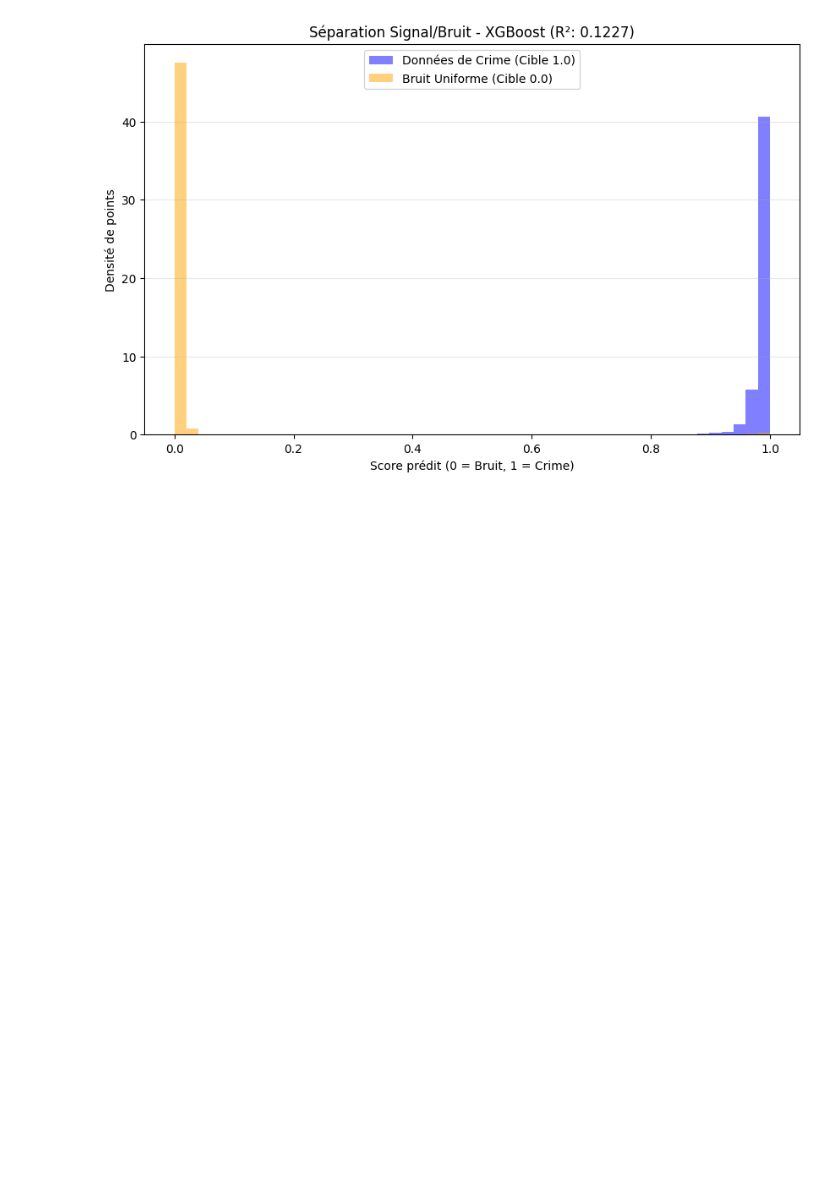
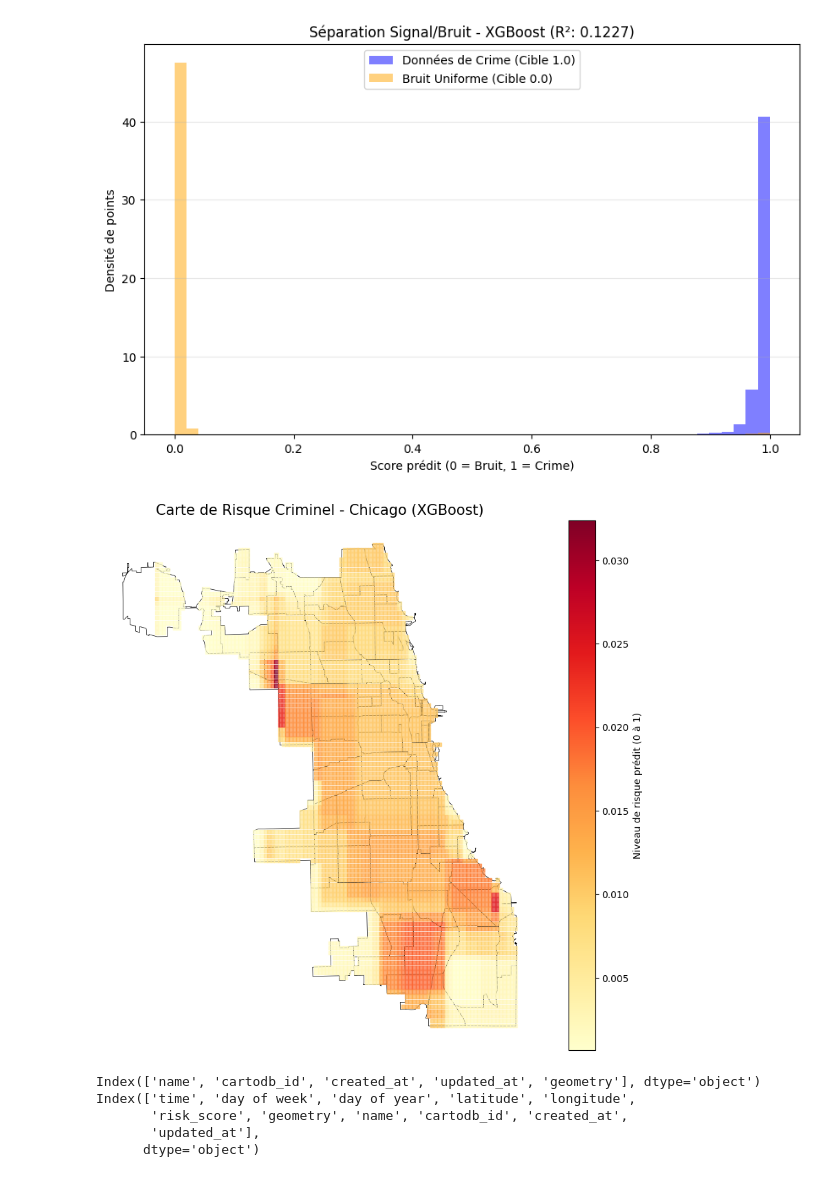
Before and after one commit to lejejefr/ECM_2526_FinalProject, a Jupyter notebook: Scripts/ML.ipynb, the cells around one changed output. Drawn from its saved outputs; the diff is of its cells as text; code cells hidden in the pictures; blank space fills up the shorter version.

```diff
--- a/Scripts/ML.ipynb
+++ b/Scripts/ML.ipynb
@@ -637,0 +643,45 @@ plt.show()
+# %%
+# Chargement des quartiers de Chicago
+url_alt = "https://raw.githubusercontent.com/codeforamerica/click_that_hood/master/public/data/chicago.geojson"
+chicago_map = gpd.read_file(url_alt)
+
+# On s'assure d'être dans le bon système de coordonnées (WGS84)
+chicago_map = chicago_map.to_crs(epsg=4326)
+# %%
+# 1. Création de la géométrie à partir de lat/lon
+geometry = [Point(xy) for xy in zip(test_grid['longitude'], test_grid['latitude'])]
+
+# 2. Création du GeoDataFrame
+gdf_risk = gpd.GeoDataFrame(test_grid, geometry=geometry, crs="EPSG:4326")
+
+# Optionnel : On ne garde que les points qui tombent VRAIMENT dans Chicago
+# (pour éviter d'avoir du risque affiché dans le Lac Michigan)
+gdf_risk = gpd.sjoin(gdf_risk, chicago_map, predicate='within')
+# %%
+fig, ax = plt.subplots(figsize=(12, 10))
+
+# Fond de carte : les contours des quartiers
+chicago_map.plot(ax=ax, color='white', edgecolor='black', linewidth=0.5)
+
+# Couche de risque : les points prédits par ton XGBoost
+# On utilise 'markersize' pour que les points se touchent et créent un effet de nappe
+gdf_risk.plot(column='risk_score', ax=ax, cmap='YlOrRd', legend=True,
+              marker='s', markersize=15, alpha=0.7,
+              legend_kwds={'label': "Niveau de risque prédit (0 à 1)"})
+
+plt.title("Carte de Risque Criminel - Chicago (XGBoost)", fontsize=15)
+plt.xlabel("Longitude")
+plt.ylabel("Latitude")
+ax.set_axis_off() # Optionnel : enlève les axes pour un look plus "carte"
+plt.show()
+# %% [output]
+[figure, added]
+# %%
+print(chicago_map.columns)
+print(gdf_risk.columns)
+# %% [output]
+Index(['name', 'cartodb_id', 'created_at', 'updated_at', 'geometry'], dtype='object')
+Index(['time', 'day of week', 'day of year', 'latitude', 'longitude',
+       'risk_score', 'geometry', 'name', 'cartodb_id', 'created_at',
+       'updated_at'],
+      dtype='object')
```
Also changed, not shown: parts of 3 cells of this notebook.
